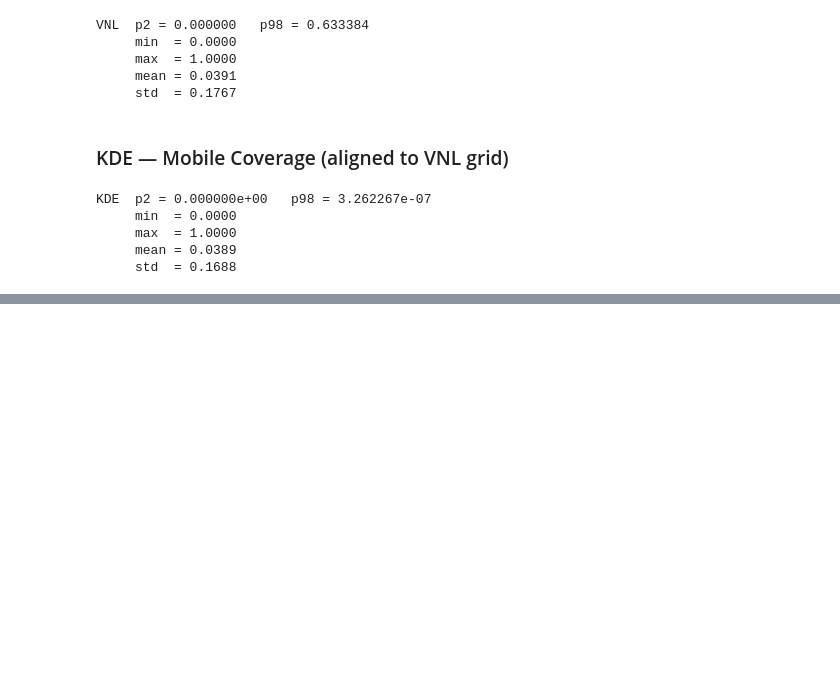
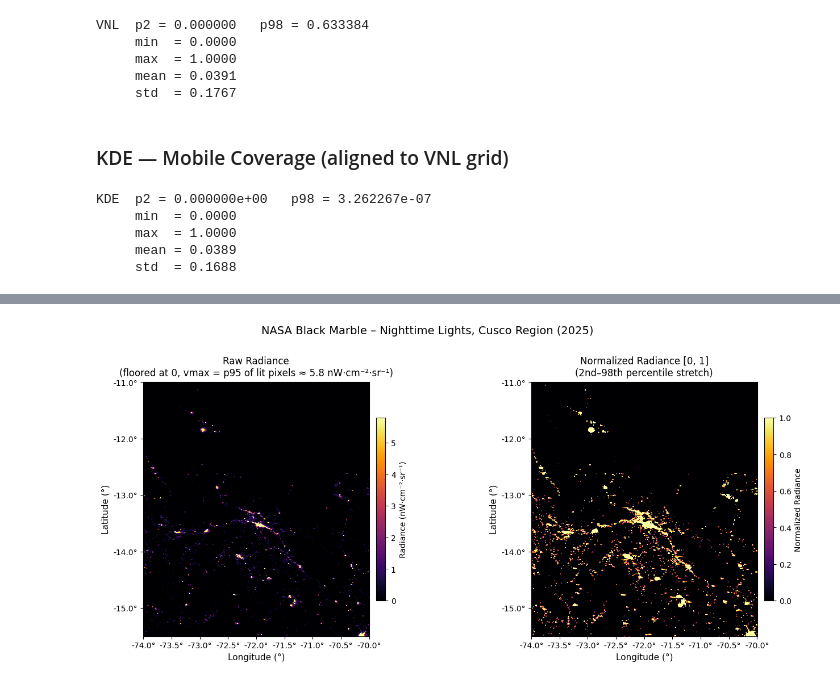
Before and after one commit to Erics-20/raster-digital-divide, a Jupyter notebook: digital_divide_cusco.ipynb, the cells around one changed output, grey strips where cells are left out. Drawn from its saved outputs; the diff is of its cells as text; code cells hidden in the pictures; blank space fills up the shorter version.

```diff
--- a/digital_divide_cusco.ipynb
+++ b/digital_divide_cusco.ipynb
@@ -448,0 +457,53 @@ KDE  p2 = 0.000000e+00   p98 = 3.262267e-07
+# %%
+import matplotlib.pyplot as plt
+import matplotlib.ticker as mticker
+
+# Geographic extent for imshow: [west, east, south, north]
+with rasterio.open(vnl_path) as src:
+    b = src.bounds
+extent_geo = [b.left, b.right, b.bottom, b.top]
+
+vnl_raw_display = np.clip(vnl_array.astype(np.float32), 0, None)
+
+# vmax = 95th percentile of lit (positive) pixels → ~5.8 nW, matches natural dynamic range
+vmax_raw = float(np.percentile(vnl_raw_display[vnl_raw_display > 0], 95))
+
+fig, axes = plt.subplots(1, 2, figsize=(14, 6))
+
+panels = [
+    (vnl_raw_display,
+     f"Raw Radiance\n(floored at 0, vmax = p95 of lit pixels ≈ {vmax_raw:.1f} nW·cm⁻²·sr⁻¹)",
+     "Radiance (nW·cm⁻²·sr⁻¹)",
+     vmax_raw),
+    (vnl_norm,
+     "Normalized Radiance [0, 1]\n(2nd–98th percentile stretch)",
+     "Normalized Radiance",
+     1.0),
+]
+
+for ax, (arr, title, cbar_label, vmax) in zip(axes, panels):
+    im = ax.imshow(
+        arr,
+        cmap="inferno",
+        extent=extent_geo,
+        origin="upper",
+        vmin=0,
+        vmax=vmax,
+        interpolation="none",
+    )
+    ax.set_title(title, fontsize=12, pad=8)
+    ax.set_xlabel("Longitude (°)", fontsize=11)
+    ax.set_ylabel("Latitude (°)", fontsize=11)
+    ax.xaxis.set_major_formatter(mticker.FormatStrFormatter("%.1f°"))
+    ax.yaxis.set_major_formatter(mticker.FormatStrFormatter("%.1f°"))
+    cbar = fig.colorbar(im, ax=ax, shrink=0.72, pad=0.02)
+    cbar.set_label(cbar_label, fontsize=10)
+
+fig.suptitle(
+    "NASA Black Marble – Nighttime Lights, Cusco Region (2025)",
+    fontsize=14, y=1.01
+)
+plt.tight_layout()
+plt.show()
+# %% [output]
+[figure, added]
```
Also changed, not shown: parts of 13 cells of this notebook.
